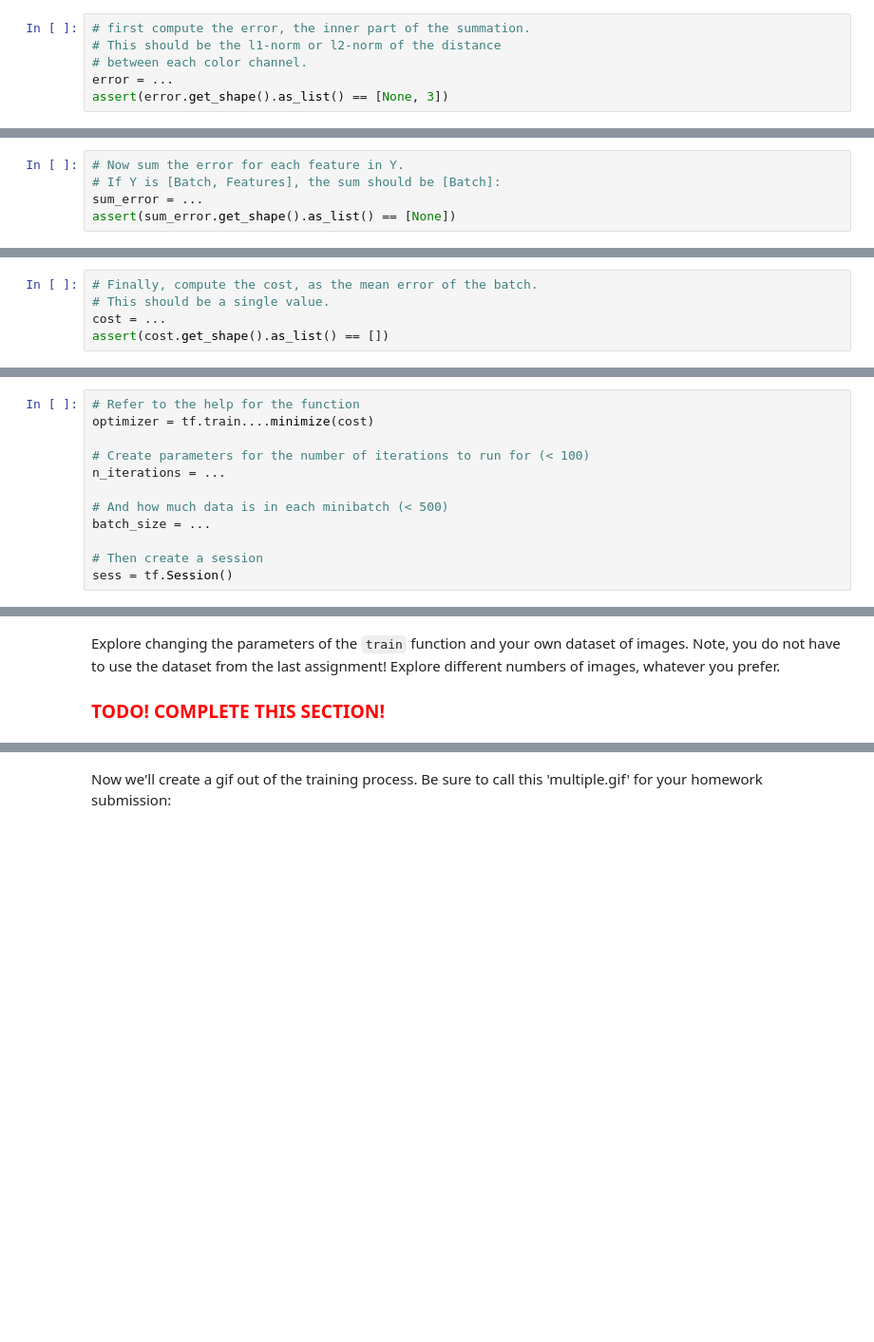
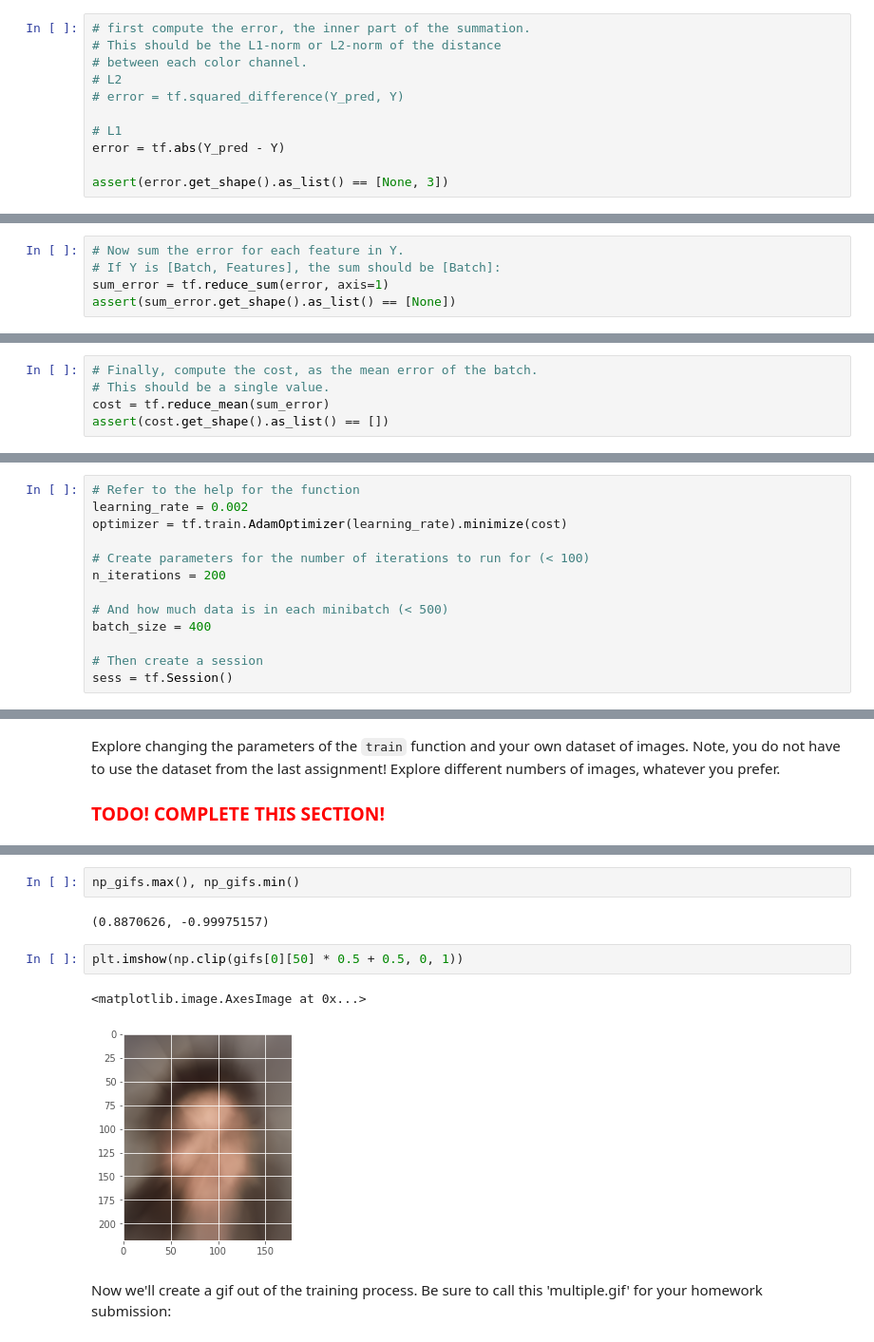
Before and after one commit to vibertthio/deep-learning-practice, a Jupyter notebook: session-2/session-2.ipynb, the cells around one changed output, grey strips where cells are left out. Shown at 95% size. Drawn from its saved outputs; the diff is of its cells as text; blank space fills up the shorter version.

```diff
--- a/session-2/session-2.ipynb
+++ b/session-2/session-2.ipynb
@@ -554,23 +571,28 @@ Remember, to understand this equation, try to say it out loud: the $cost$ given
 <h3><font color='red'>TODO! COMPLETE THIS SECTION!</font></h3>
 # %%
 # first compute the error, the inner part of the summation.
-# This should be the l1-norm or l2-norm of the distance
+# This should be the L1-norm or L2-norm of the distance
 # between each color channel.
-error = ...
+# L2
+# error = tf.squared_difference(Y_pred, Y)
+
+# L1
+error = tf.abs(Y_pred - Y)
+
 assert(error.get_shape().as_list() == [None, 3])
 # %% [markdown]
 <h3><font color='red'>TODO! COMPLETE THIS SECTION!</font></h3>
 # %%
 # Now sum the error for each feature in Y.
 # If Y is [Batch, Features], the sum should be [Batch]:
-sum_error = ...
+sum_error = tf.reduce_sum(error, axis=1)
 assert(sum_error.get_shape().as_list() == [None])
 # %% [markdown]
 <h3><font color='red'>TODO! COMPLETE THIS SECTION!</font></h3>
 # %%
 # Finally, compute the cost, as the mean error of the batch.
 # This should be a single value.
-cost = ...
+cost = tf.reduce_mean(sum_error)
 assert(cost.get_shape().as_list() == [])
 # %% [markdown]
 We now need an `optimizer` which will take our `cost` and a `learning_rate`, which says how far along the gradient to move.  This optimizer calculates all the gradients in our network with respect to the `cost` variable and updates all of the weights in our network using backpropagation.  We'll then create mini-batches of our training data and run the `optimizer` using a `session`.
@@ -578,13 +600,14 @@ We now need an `optimizer` which will take our `cost` and a `learning_rate`, whi
 <h3><font color='red'>TODO! COMPLETE THIS SECTION!</font></h3>
 # %%
 # Refer to the help for the function
-optimizer = tf.train....minimize(cost)
+learning_rate = 0.002
+optimizer = tf.train.AdamOptimizer(learning_rate).minimize(cost)
 
 # Create parameters for the number of iterations to run for (< 100)
-n_iterations = ...
+n_iterations = 200
 
 # And how much data is in each minibatch (< 500)
-batch_size = ...
+batch_size = 400
 
 # Then create a session
 sess = tf.Session()
@@ -811,3 +877,12 @@ gifs = train(imgs=imgs)
+# %%
+np_gifs.max(), np_gifs.min()
+# %% [output]
+(0.8870626, -0.99975157)
+# %%
+plt.imshow(np.clip(gifs[0][50] * 0.5 + 0.5, 0, 1))
+# %% [output]
+<matplotlib.image.AxesImage at 0x...>
+[figure, added]
 # %% [markdown]
 Now we'll create a gif out of the training process.  Be sure to call this 'multiple.gif' for your homework submission:
 # %%
```
Also changed, not shown: parts of 32 cells of this notebook, 15 other files.
